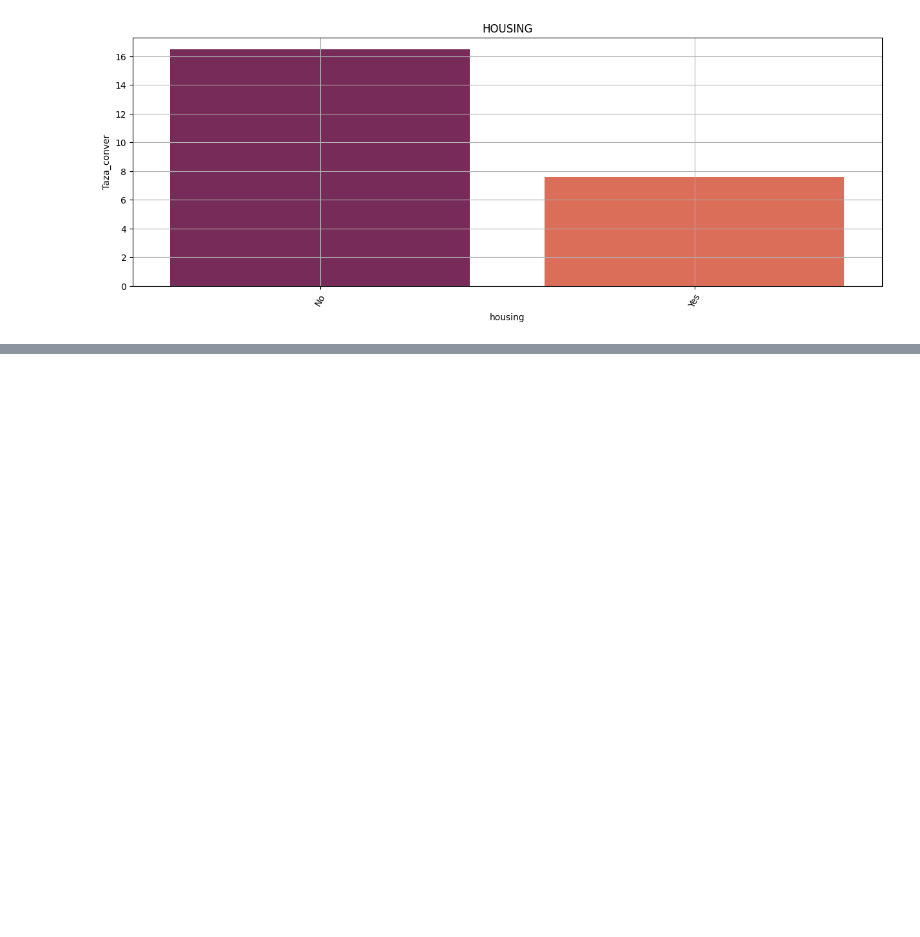
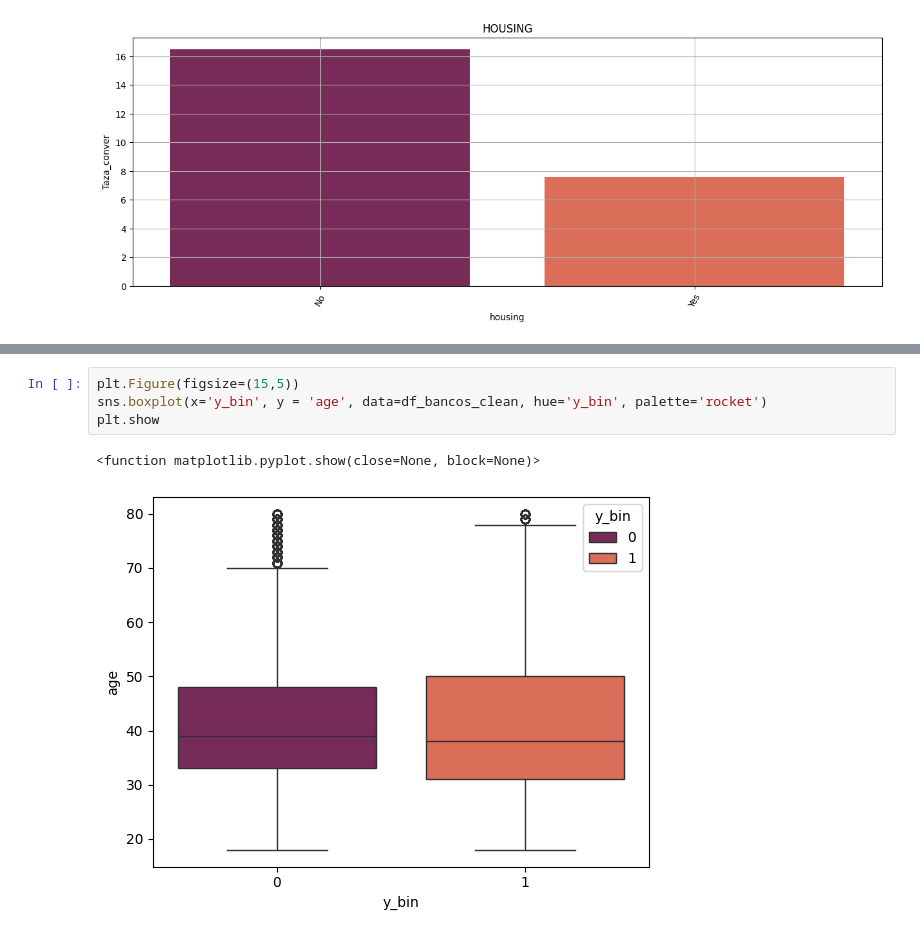
Before and after one commit to ElfenCamii/bootcamp_analisis_de_Datos, a Jupyter notebook: unidad_5/04_analisis_exploratorio.ipynb, the cells around one changed output, grey strips where cells are left out. Drawn from its saved outputs; the diff is of its cells as text; blank space fills up the shorter version.

```diff
--- a/unidad_5/04_analisis_exploratorio.ipynb
+++ b/unidad_5/04_analisis_exploratorio.ipynb
@@ -358,0 +369,7 @@ grafica_barras('housing')
+# %%
+plt.Figure(figsize=(15,5))
+sns.boxplot(x='y_bin', y = 'age', data=df_bancos_clean, hue='y_bin', palette='rocket')
+plt.show
+# %% [output]
+<function matplotlib.pyplot.show(close=None, block=None)>
+[figure, added]
```
Also changed, not shown: parts of 13 cells of this notebook.
